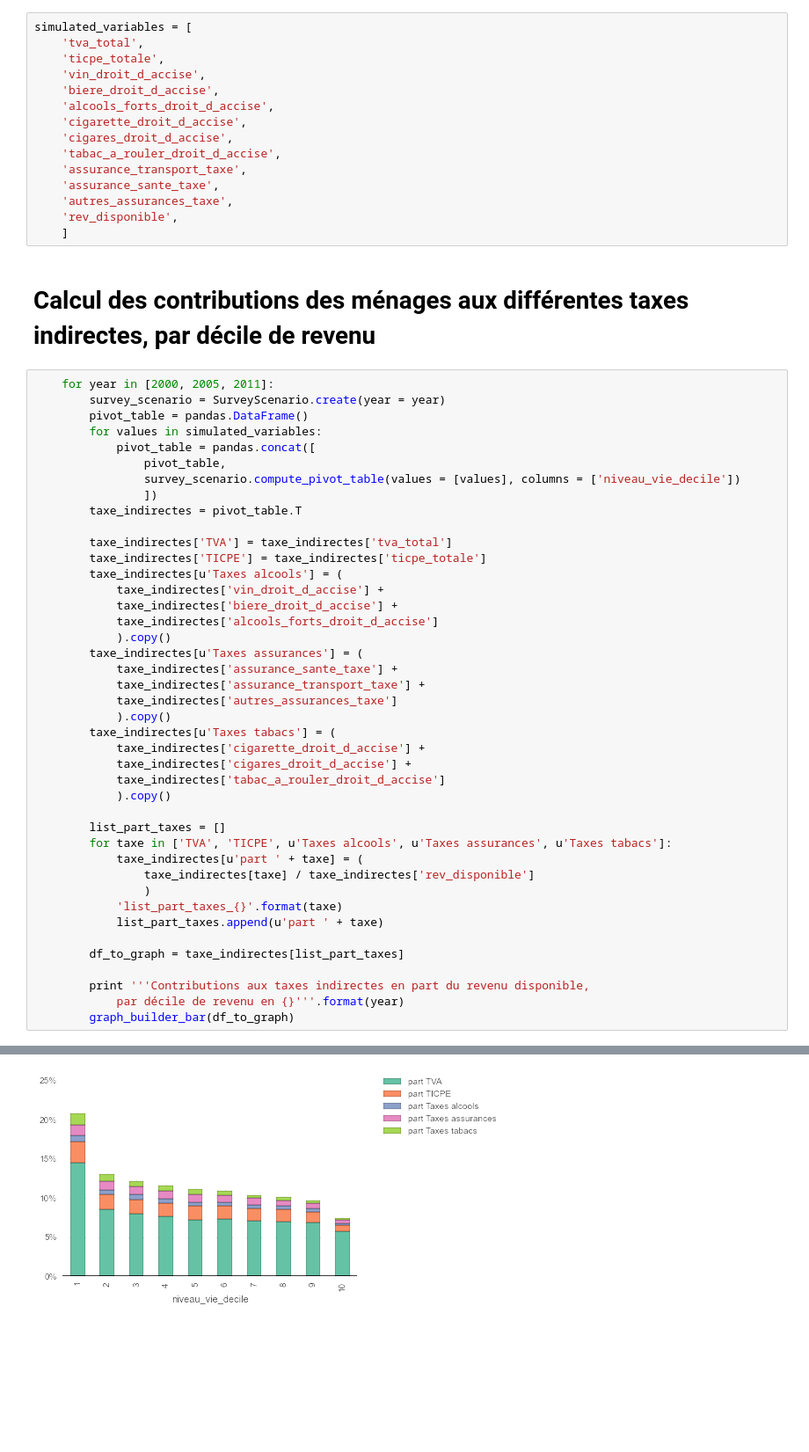
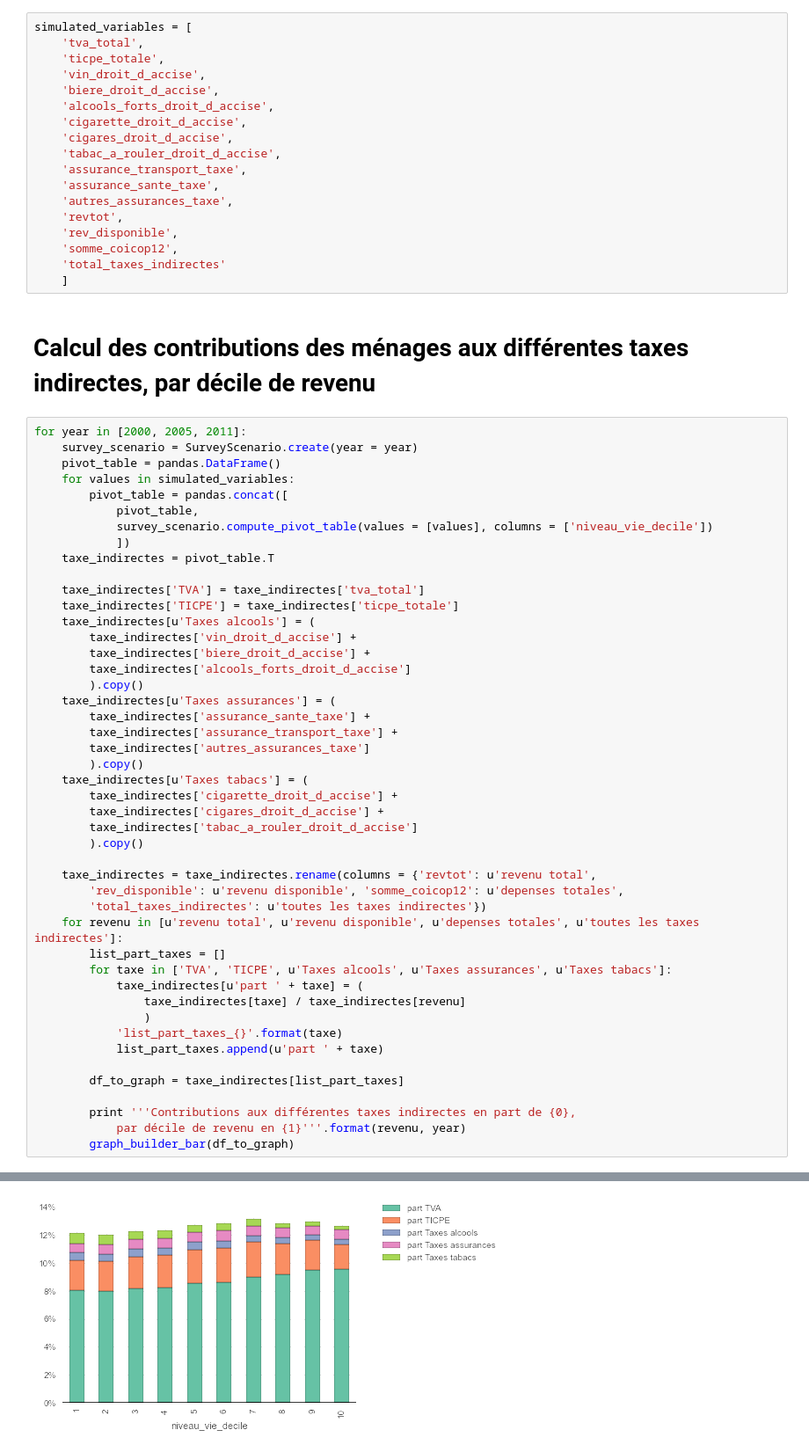
Before and after one commit to openfisca/openfisca-france-indirect-taxation, a Jupyter notebook: openfisca_france_indirect_taxation/examples/notebooks/plot_regressivite.ipynb, the cells around one changed output, grey strips where cells are left out. Shown: that part at 88% size. Saved outputs shown, nothing was run; the diff lists cells and outputs as text; blank space fills up the shorter version.

```diff
--- a/openfisca_france_indirect_taxation/examples/notebooks/plot_regressivite.ipynb
+++ b/openfisca_france_indirect_taxation/examples/notebooks/plot_regressivite.ipynb
@@ -30,50 +30,57 @@ simulated_variables = [
     'assurance_transport_taxe',
     'assurance_sante_taxe',
     'autres_assurances_taxe',
+    'revtot',
     'rev_disponible',
+    'somme_coicop12',
+    'total_taxes_indirectes'
     ]
 # %% [markdown]
 # Calcul des contributions des ménages aux différentes taxes indirectes, par décile de revenu
 # %%
-    for year in [2000, 2005, 2011]:
-        survey_scenario = SurveyScenario.create(year = year)
-        pivot_table = pandas.DataFrame()
-        for values in simulated_variables:
-            pivot_table = pandas.concat([
-                pivot_table,
-                survey_scenario.compute_pivot_table(values = [values], columns = ['niveau_vie_decile'])
-                ])
-        taxe_indirectes = pivot_table.T
+for year in [2000, 2005, 2011]:
+    survey_scenario = SurveyScenario.create(year = year)
+    pivot_table = pandas.DataFrame()
+    for values in simulated_variables:
+        pivot_table = pandas.concat([
+            pivot_table,
+            survey_scenario.compute_pivot_table(values = [values], columns = ['niveau_vie_decile'])
+            ])
+    taxe_indirectes = pivot_table.T
 
-        taxe_indirectes['TVA'] = taxe_indirectes['tva_total']
-        taxe_indirectes['TICPE'] = taxe_indirectes['ticpe_totale']
-        taxe_indirectes[u'Taxes alcools'] = (
-            taxe_indirectes['vin_droit_d_accise'] +
-            taxe_indirectes['biere_droit_d_accise'] +
-            taxe_indirectes['alcools_forts_droit_d_accise']
-            ).copy()
-        taxe_indirectes[u'Taxes assurances'] = (
-            taxe_indirectes['assurance_sante_taxe'] +
-            taxe_indirectes['assurance_transport_taxe'] +
-            taxe_indirectes['autres_assurances_taxe']
-            ).copy()
-        taxe_indirectes[u'Taxes tabacs'] = (
-            taxe_indirectes['cigarette_droit_d_accise'] +
-            taxe_indirectes['cigares_droit_d_accise'] +
-            taxe_indirectes['tabac_a_rouler_droit_d_accise']
-            ).copy()
+    taxe_indirectes['TVA'] = taxe_indirectes['tva_total']
+    taxe_indirectes['TICPE'] = taxe_indirectes['ticpe_totale']
+    taxe_indirectes[u'Taxes alcools'] = (
+        taxe_indirectes['vin_droit_d_accise'] +
+        taxe_indirectes['biere_droit_d_accise'] +
+        taxe_indirectes['alcools_forts_droit_d_accise']
+        ).copy()
+    taxe_indirectes[u'Taxes assurances'] = (
+        taxe_indirectes['assurance_sante_taxe'] +
+        taxe_indirectes['assurance_transport_taxe'] +
+        taxe_indirectes['autres_assurances_taxe']
+        ).copy()
+    taxe_indirectes[u'Taxes tabacs'] = (
+        taxe_indirectes['cigarette_droit_d_accise'] +
+        taxe_indirectes['cigares_droit_d_accise'] +
+        taxe_indirectes['tabac_a_rouler_droit_d_accise']
+        ).copy()
 
+    taxe_indirectes = taxe_indirectes.rename(columns = {'revtot': u'revenu total',
+        'rev_disponible': u'revenu disponible', 'somme_coicop12': u'depenses totales',
+        'total_taxes_indirectes': u'toutes les taxes indirectes'})
+    for revenu in [u'revenu total', u'revenu disponible', u'depenses totales', u'toutes les taxes indirectes']:
         list_part_taxes = []
         for taxe in ['TVA', 'TICPE', u'Taxes alcools', u'Taxes assurances', u'Taxes tabacs']:
             taxe_indirectes[u'part ' + taxe] = (
-                taxe_indirectes[taxe] / taxe_indirectes['rev_disponible']
+                taxe_indirectes[taxe] / taxe_indirectes[revenu]
                 )
             'list_part_taxes_{}'.format(taxe)
             list_part_taxes.append(u'part ' + taxe)
 
         df_to_graph = taxe_indirectes[list_part_taxes]
 
-        print '''Contributions aux taxes indirectes en part du revenu disponible,
-            par décile de revenu en {}'''.format(year)
+        print '''Contributions aux différentes taxes indirectes en part de {0},
+            par décile de revenu en {1}'''.format(revenu, year)
         graph_builder_bar(df_to_graph)
 # %% [output]
@@ -88 +95 @@ Contributions aux taxes indirectes en part du revenu disponible,
-[figure, old version]
+[figure, new version]
```
Also changed, not shown: parts of 1 cell of this notebook, 2 other files.
